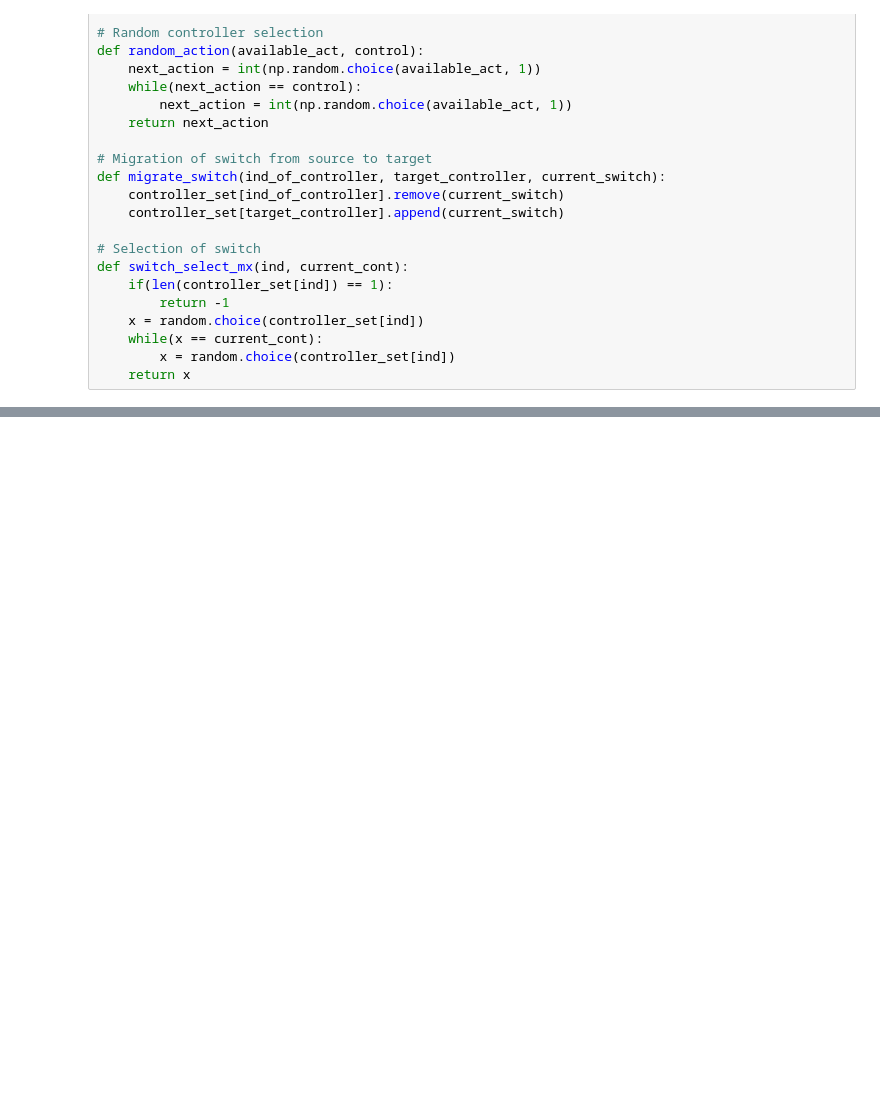
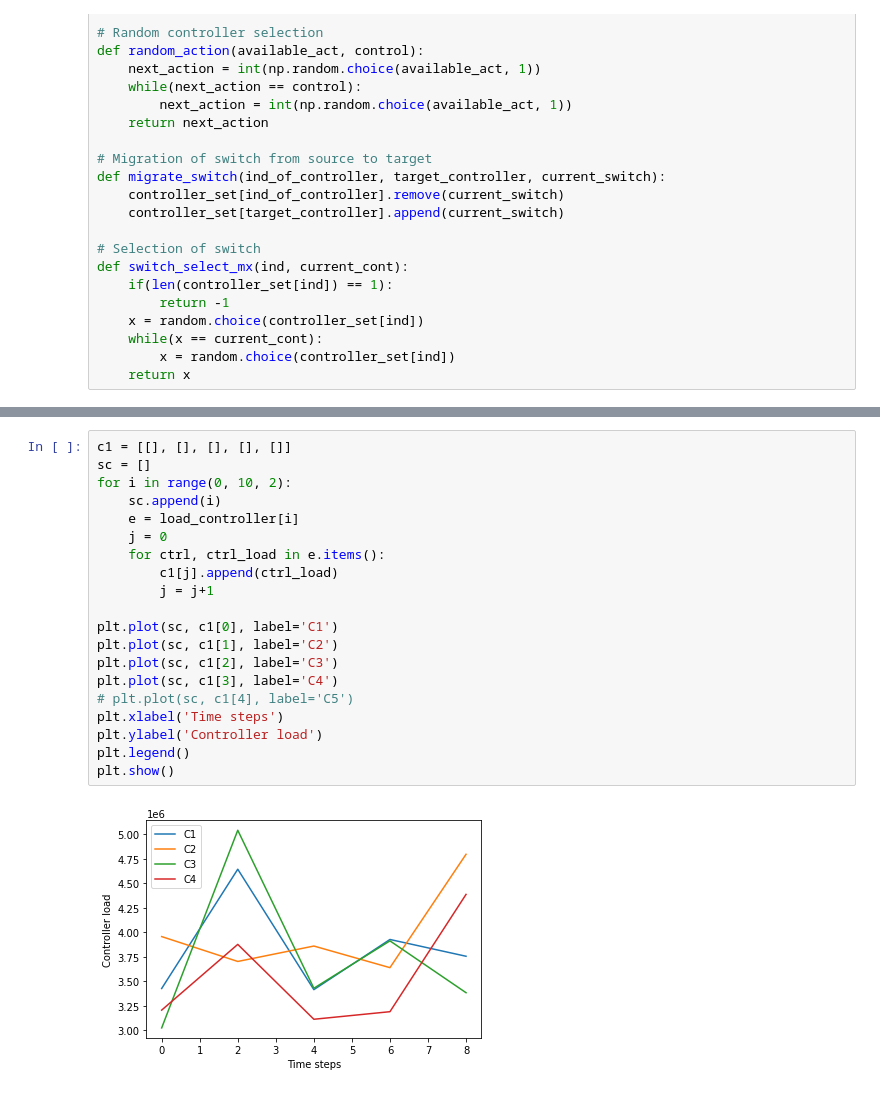
Before and after one commit to Imperial-lord/sdn-controllers-load-balancing, a Jupyter notebook: SDN_Load_Balancing.ipynb, the cells around one changed output, grey strips where cells are left out. Saved outputs shown, nothing was run; the diff lists cells and outputs as text; blank space fills up the shorter version.

```diff
--- a/SDN_Load_Balancing.ipynb
+++ b/SDN_Load_Balancing.ipynb
@@ -253,0 +699,22 @@ def switch_select_mx(ind, current_cont):
+# %%
+c1 = [[], [], [], [], []]
+sc = []
+for i in range(0, 10, 2):
+    sc.append(i)
+    e = load_controller[i]
+    j = 0
+    for ctrl, ctrl_load in e.items():
+        c1[j].append(ctrl_load)
+        j = j+1
+
+plt.plot(sc, c1[0], label='C1')
+plt.plot(sc, c1[1], label='C2')
+plt.plot(sc, c1[2], label='C3')
+plt.plot(sc, c1[3], label='C4')
+# plt.plot(sc, c1[4], label='C5')
+plt.xlabel('Time steps')
+plt.ylabel('Controller load')
+plt.legend()
+plt.show()
+# %% [output]
+[figure, added]
```
Also changed, not shown: parts of 8 cells of this notebook.
